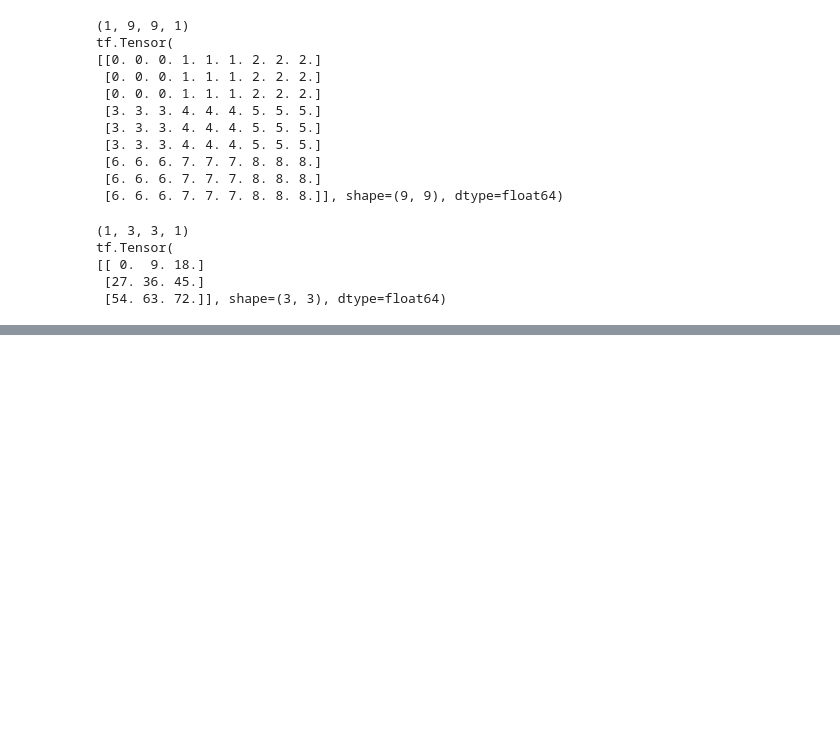
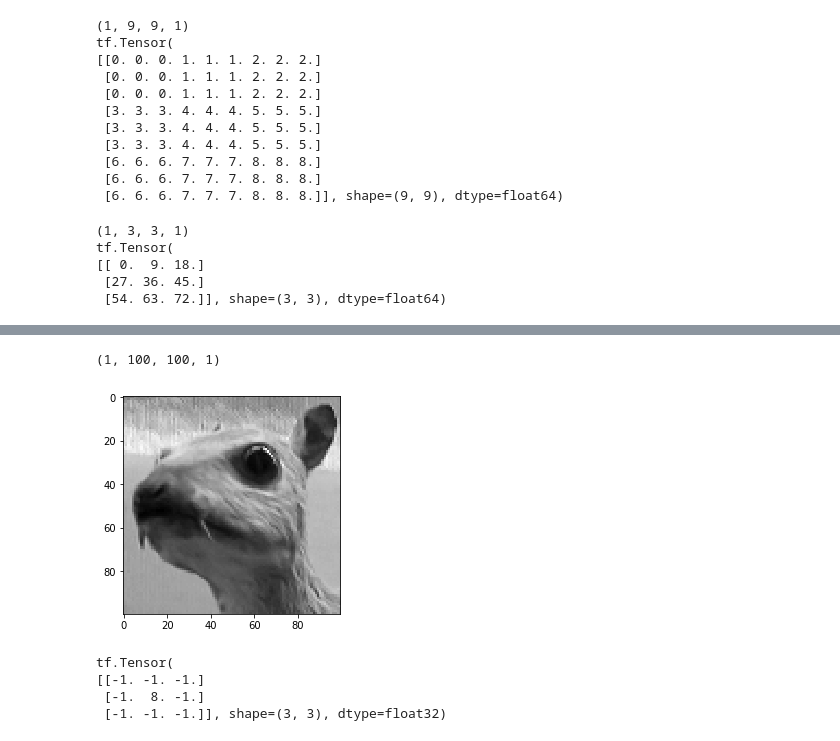
Before and after one commit to huanghao/learning-tensorflow, a Jupyter notebook: notes/tf.nn.ipynb, the cells around one changed output, grey strips where cells are left out. Saved outputs shown, nothing was run; the diff lists cells and outputs as text; code cells hidden in the pictures; blank space fills up the shorter version.

```diff
--- a/notes/tf.nn.ipynb
+++ b/notes/tf.nn.ipynb
@@ -125,0 +127,28 @@ tf.Tensor(
+# %%
+r, g, b = tf.unstack(im, axis=3)
+plt.figure()
+plt.imshow(tf.squeeze(r), cmap='gray')
+r = tf.expand_dims(r, -1)
+print(r.shape)
+# %% [output]
+(1, 100, 100, 1)
+[figure, added]
+# %%
+kernel = np.array([
+    [0, 1, 0],
+    [1, -4, 1],
+    [0, 1, 0],
+], dtype=np.float32).reshape([3, 3, 1, 1])
+
+kernel = np.array([
+    [-1, -1, -1],
+    [-1,  8, -1],
+    [-1, -1, -1],
+], dtype=np.float32).reshape([3, 3, 1, 1])
+
+print(tf.squeeze(kernel))
+# %% [output]
+tf.Tensor(
+[[-1. -1. -1.]
+ [-1.  8. -1.]
+ [-1. -1. -1.]], shape=(3, 3), dtype=float32)
```
Also changed, not shown: parts of 8 cells of this notebook, 1 other file.
